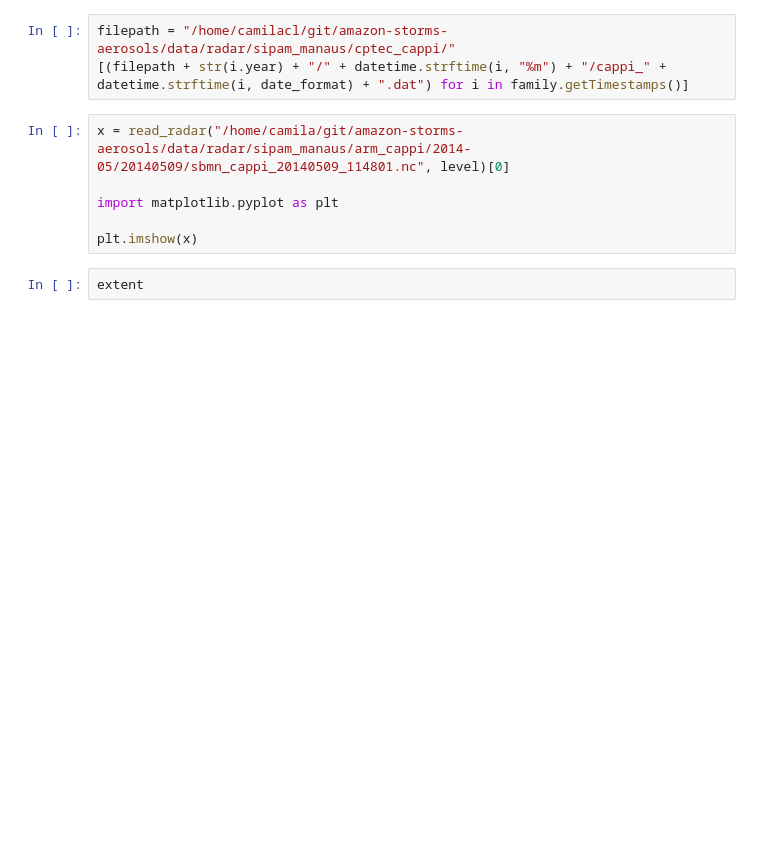
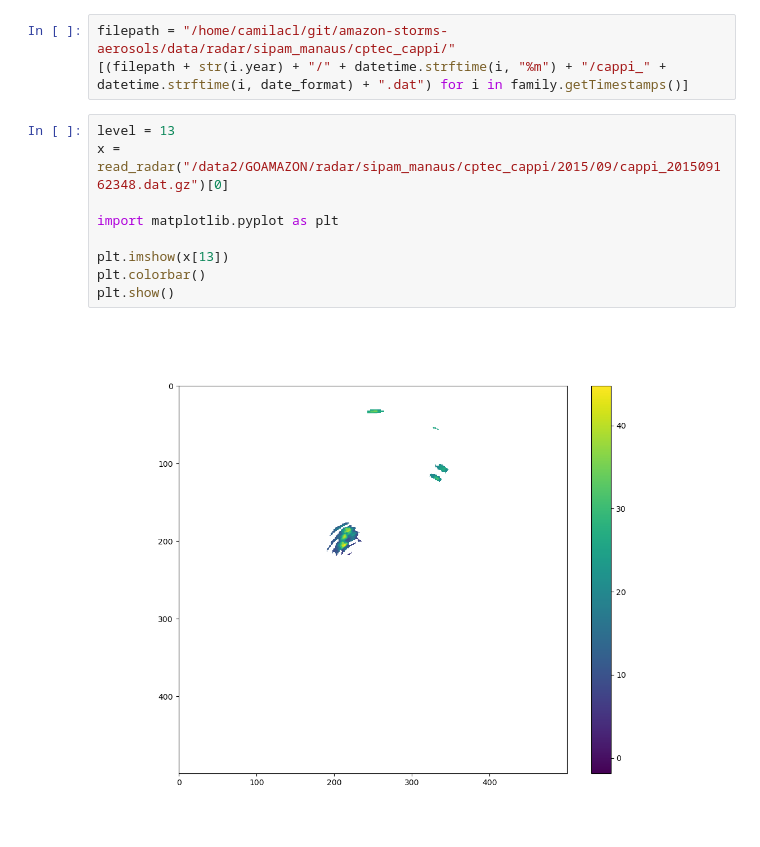
Before and after one commit to cclopes/tathu, a Jupyter notebook: sipam-tracking/sipam-visualizations.ipynb, the cells around one changed output. Drawn from its saved outputs; the diff is of its cells as text; blank space fills up the shorter version.

Commit message:
Adding new data to systems filtered

```diff
--- a/sipam-tracking/sipam-visualizations.ipynb
+++ b/sipam-tracking/sipam-visualizations.ipynb
@@ -235,11 +296,14 @@ files = get_files(data_in)
 # %%
 filepath = "/home/camilacl/git/amazon-storms-aerosols/data/radar/sipam_manaus/cptec_cappi/"
 [(filepath + str(i.year) + "/" + datetime.strftime(i, "%m") + "/cappi_" + datetime.strftime(i, date_format) + ".dat") for i in family.getTimestamps()]
-# %%
-x = read_radar("/home/camila/git/amazon-storms-aerosols/data/radar/sipam_manaus/arm_cappi/2014-05/20140509/sbmn_cappi_20140509_114801.nc", level)[0]
-
-import matplotlib.pyplot as plt
-
-plt.imshow(x)
-# %%
-extent
+# %%
+level = 13
+x = read_radar("/data2/GOAMAZON/radar/sipam_manaus/cptec_cappi/2015/09/cappi_201509162348.dat.gz")[0]
+
+import matplotlib.pyplot as plt
+
+plt.imshow(x[13])
+plt.colorbar()
+plt.show()
+# %% [output]
+[figure, added]
```
Also changed, not shown: parts of 7 cells of this notebook, 3 other files.
